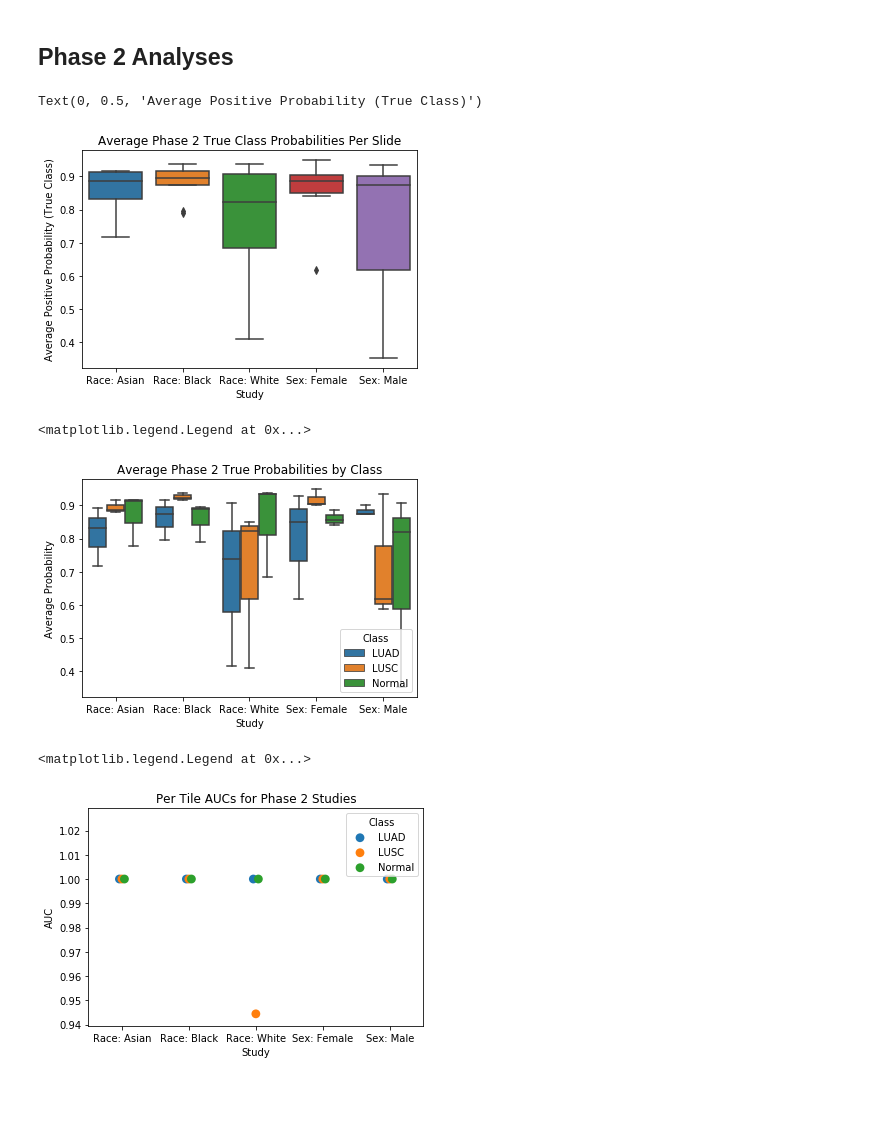
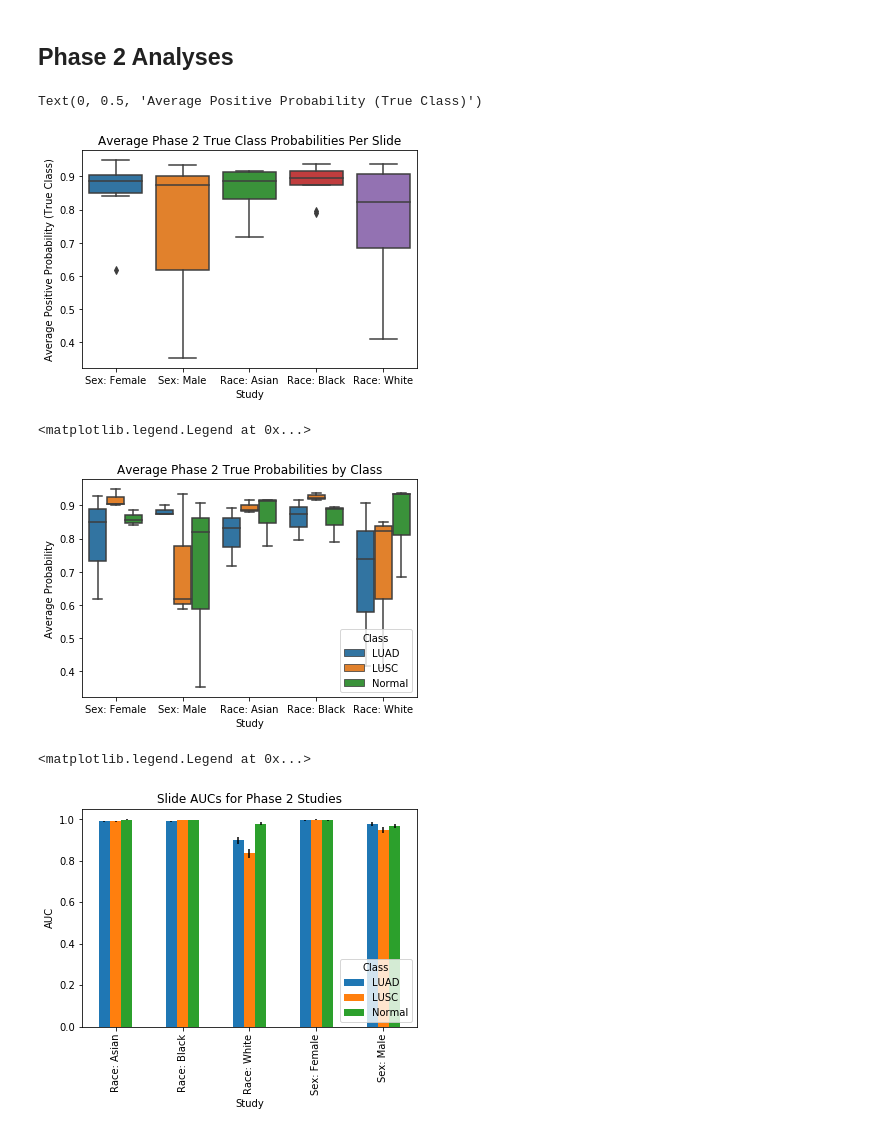
Before and after one commit to Systems-Imaging-Bioinformatics-Lab/histopath_failure_modes, a Jupyter notebook: Results.ipynb, the cells around one changed output. Saved outputs shown, nothing was run; the diff lists cells and outputs as text; code cells hidden in the pictures; blank space fills up the shorter version.

```diff
--- a/Results.ipynb
+++ b/Results.ipynb
@@ -22,8 +23,9 @@ def load_studies(studies,labels):
     },names=["study"]).reset_index("study")
     slide_probs["group"] = slide_probs["study"].str.extract(r".*_(.*)_.*",expand=False).str.capitalize()
     slide_probs["group"].fillna("Control",inplace=True)
-    slide_probs["study"] = slide_probs["study"].apply(lambda x: labels[x])
+    slide_probs["study"] = pd.Categorical(slide_probs["study"].apply(lambda x: labels[x]),categories=list(labels.values()),ordered=True)
     slide_probs.sort_values(["study","class"],inplace=True)
+    slide_probs["study"] = slide_probs["study"].astype(str)
     # Parse tile probs
     tile_probs =  pd.concat({
         study.stem:pd.DataFrame(dp.parse_tile_probs(study / "out_filename_Stats.txt"))
@@ -31,20 +33,38 @@ def load_studies(studies,labels):
     },names=["study"]).reset_index("study")
     tile_probs["group"] = tile_probs["study"].str.extract(r".*_(.*)_.*",expand=False).str.capitalize()
     tile_probs["group"].fillna("Control",inplace=True)
-    tile_probs["study"] = tile_probs["study"].apply(lambda x: labels[x])
+    tile_probs["study"] = pd.Categorical(tile_probs["study"].apply(lambda x: labels[x]),categories=list(labels.values()),ordered=True)
     tile_probs.sort_values(["study","class"],inplace=True)
+    tile_probs["study"] = tile_probs["study"].astype(str)
     #Parse AUCs
     auc = pd.concat({
         study.stem:pd.DataFrame(dp.parse_auc_file(study / "auc_summary.txt"))
         for study in studies
-    },names=["study"]).reset_index("study")
+    },names=["study"]).reset_index()
     auc["group"] = auc["study"].str.extract(r".*_(.*)_.*",expand=False).str.capitalize()
     auc["group"].fillna("Control",inplace=True)
-    auc["study"] = auc["study"].apply(lambda x: labels[x])
+    auc["study"] =pd.Categorical(auc["study"].apply(lambda x: labels[x]),categories=list(labels.values()),ordered=True)
     auc.sort_values(["study","class"],inplace=True)
+    auc["study"] = auc["study"].astype(str)
+    auc["ci_upper"] = auc["ci_upper"] - auc["auc"]
+    auc["ci_lower"] = auc["auc"] - auc["ci_lower"]
     slide_auc = auc[auc.type=="slide"]
     tile_auc = auc[auc.type=="tile"]
     return slide_probs,tile_probs,slide_auc,tile_auc
+# Helper function for plotting with error bars
+# Adapted from : https://stackoverflow.com/questions/45875143/seaborn-making-barplot-by-group-with-asymmetrical-custom-error-bars
+def auc_error_bar_plot(x,y,hue,lb,ub, **kwargs):
+    data = kwargs.pop("data")
+    # from https://stackoverflow.com/a/37139647/4124317
+    errLo = data.pivot(index=x, columns=hue, values=lb)
+    errHi = data.pivot(index=x, columns=hue, values=ub)
+    err = []
+    for col in errLo:
+        err.append([errLo[col].values, errHi[col].values])
+    err = np.abs(err)
+    p = data.pivot(index=x, columns=hue, values=y)
+    fig = p.plot(kind='bar',yerr=err,ax=plt.gca(), **kwargs)
+    return fig
 # %% [markdown]
 ## Phase 1 Analyses
 Phase 1 analyses the failure modes of the model by pertubing input datasets in various ways
@@ -144,7 +165,7 @@ fig.set_xlabel("Study")
 fig.set_ylabel("Average Positive Probability (True Class)")
 # %% [output]
 Text(0, 0.5, 'Average Positive Probability (True Class)')
-[figure, old version]
+[figure, new version]
 # %%
 # Av true class probability by class
 fig = sns.boxplot(
@@ -159,22 +180,13 @@ fig.set_title("Average Phase 2 True Probabilities by Class")
 plt.legend(title="Class",loc=4)
 # %% [output]
 <matplotlib.legend.Legend at 0x...>
-[figure, old version]
+[figure, new version]
 # %%
-# Tile level AUCs
-fig = sns.pointplot(
-    data=phase2_slide_auc,
-    x="study",
-    y="auc",
-    hue="class",
-    join=False,
-    dodge=True
-    #yerr=phase2_auc_tile[["ci_lower","ci_upper"]].values.T
-)
-fig.set_title("Per Tile AUCs for Phase 2 Studies")
+fig = auc_error_bar_plot(x="study", y="auc", hue="class", lb="ci_lower", ub="ci_upper",color=sns.color_palette()[0:3],data=phase2_tile_auc,)
+fig.set_title("Slide AUCs for Phase 2 Studies")
 fig.set_xlabel("Study")
 fig.set_ylabel("AUC")
-plt.legend(title="Class")
+plt.legend(title="Class",loc=4)
 # %% [output]
 <matplotlib.legend.Legend at 0x...>
-[figure, old version]
+[figure, new version]
```
Also changed, not shown: parts of 9 cells of this notebook.
